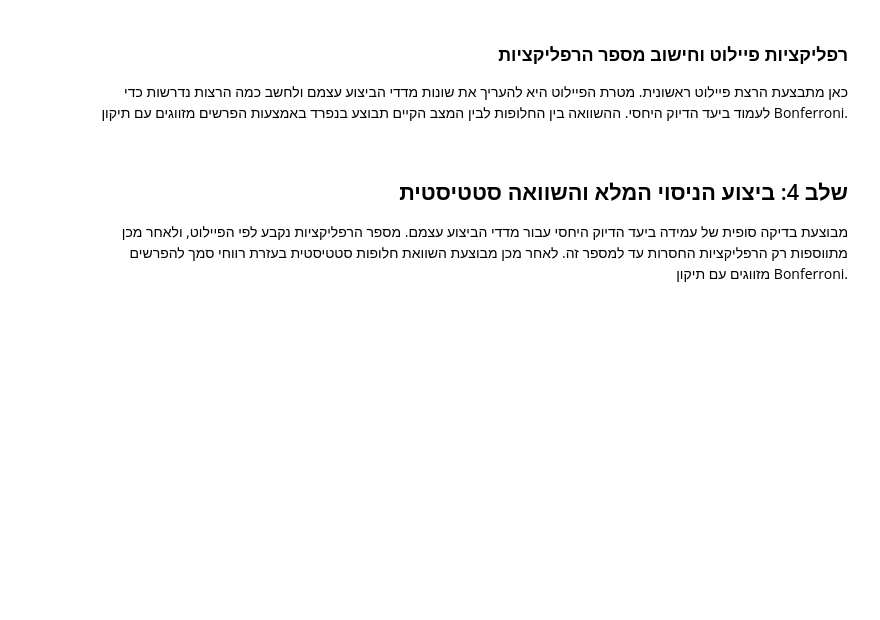
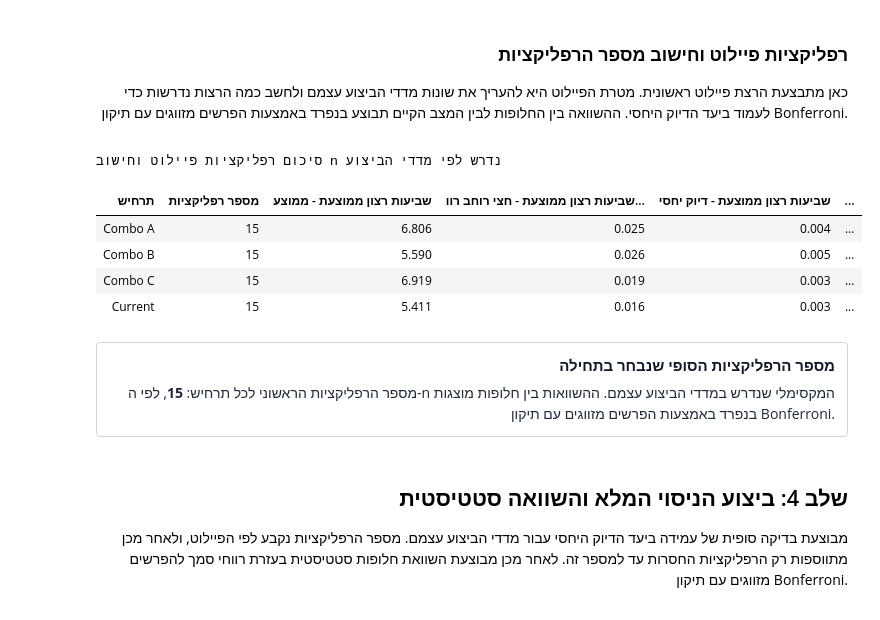
Before and after one commit to elattiass/SimulationPartB, a Jupyter notebook: Queuechella_Colab_Simulation_Report (4).ipynb, the cells around one changed output. Cells and saved outputs as stored; diff of their text form; code cells hidden in the pictures; blank space fills up the shorter version.

```diff
--- a/Queuechella_Colab_Simulation_Report (4).ipynb
+++ b/Queuechella_Colab_Simulation_Report (4).ipynb
@@ -3046,17 +3114,26 @@ def run_final_replications(scenarios, pilot_results, final_n, base_seed=9000):
 # %%
 PILOT_REPLICATIONS = 15
 scenarios = ["Current", "Combo A", "Combo B", "Combo C"]
 
 pilot_results = run_replications(scenarios, n_replications=PILOT_REPLICATIONS, base_seed=9000)
 pilot_summary = summarize_replications(pilot_results)
 FINAL_REPLICATIONS = max_required_n(pilot_summary, PILOT_REPLICATIONS)
 
 report_table(format_summary_table(pilot_summary, PRIMARY_METRICS, include_required=True), "סיכום רפליקציות פיילוט וחישוב n נדרש לפי מדדי הביצוע")
 report_panel(
     "מספר הרפליקציות הסופי שנבחר בתחילה",
     f"מספר הרפליקציות הראשוני לכל תרחיש: <b>{FINAL_REPLICATIONS}</b>, לפי ה-n המקסימלי שנדרש במדדי הביצוע עצמם. "
-    "ההשוואות בין חלופות עדיין מוצגות באמצעות הפרשים מזווגים עם תיקון Bonferroni. דיוק יחסי על הפרש קרוב לאפס אינו משמש לקביעת מספר הרפליקציות, משום שהוא עלול להיות לא יציב ולא לשקף חשיבות מעשית."
+    "ההשוואות בין חלופות מוצגות בנפרד באמצעות הפרשים מזווגים עם תיקון Bonferroni."
 )
+# %% [output]
+סיכום רפליקציות פיילוט וחישוב n נדרש לפי מדדי הביצוע
+| תרחיש | מספר רפליקציות | שביעות רצון ממוצעת - ממוצע | שביעות רצון ממוצעת - חצי רוחב רוו... | שביעות רצון ממוצעת - דיוק יחסי | ... |
+| Combo A | 15 | 6.806 | 0.025 | 0.004 | ... |
+| Combo B | 15 | 5.590 | 0.026 | 0.005 | ... |
+| Combo C | 15 | 6.919 | 0.019 | 0.003 | ... |
+| Current | 15 | 5.411 | 0.016 | 0.003 | ... |
+מספר הרפליקציות הסופי שנבחר בתחילה
+מספר הרפליקציות הראשוני לכל תרחיש: 15, לפי ה-n המקסימלי שנדרש במדדי הביצוע עצמם. ההשוואות בין חלופות מוצגות בנפרד באמצעות הפרשים מזווגים עם תיקון Bonferroni.
 # %% [markdown]
 <div dir="rtl" style="direction: rtl; text-align: right;">
 
```
Also changed, not shown: parts of 11 cells of this notebook.
